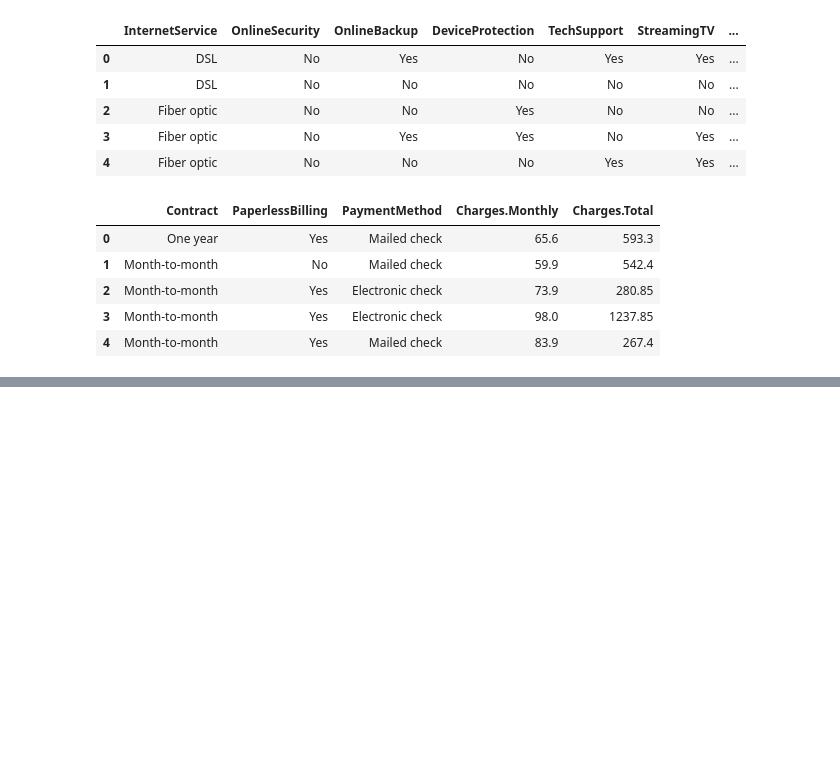
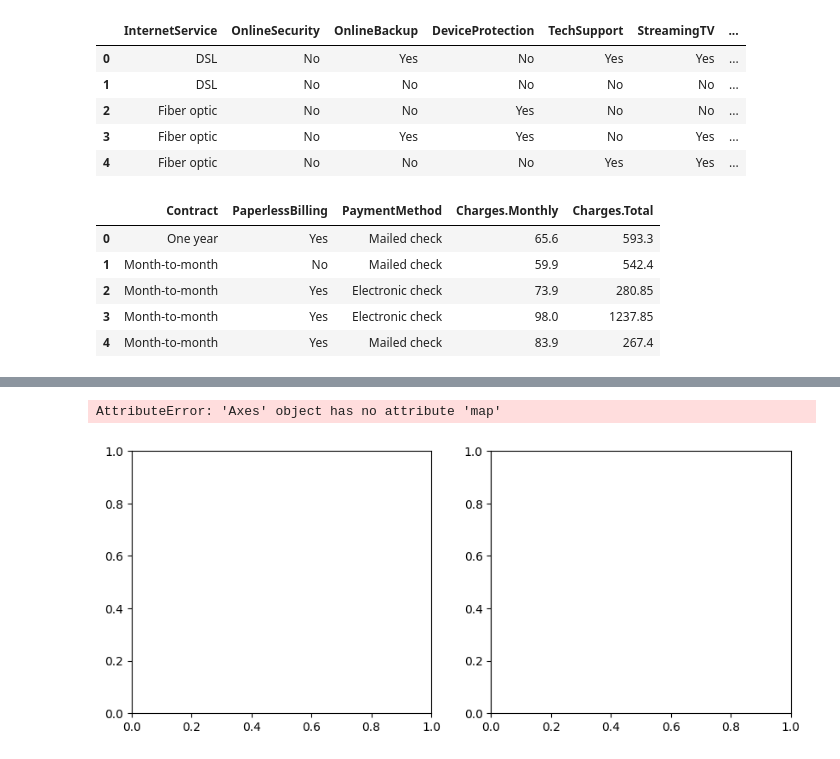
Before and after one commit to nicolb21/TelecomX_LATAM, a Jupyter notebook: TelecomX_LATAM.ipynb, the cells around one changed output, grey strips where cells are left out. Cells and saved outputs as stored; diff of their text form; code cells hidden in the pictures; blank space fills up the shorter version.

Commit message:
Se termino la Extraccion y Transformacion de datos

```diff
--- a/TelecomX_LATAM.ipynb
+++ b/TelecomX_LATAM.ipynb
@@ -87,0 +515,3 @@ account.head()
+# %%
+datos_completa['Dependents'] = datos_completa['Dependents'].replace({'Yes': 1, 'No': 0})
+datos_completa['Dependents'] = datos_completa['Dependents'].astype(np.int64)
@@ -87,0 +534,3 @@ account.head()
+# %%
+datos_completa['PhoneService'] = datos_completa['PhoneService'].replace({'Yes': 1, 'No': 0})
+datos_completa['PhoneService'] = datos_completa['PhoneService'].astype(np.int64)
@@ -87,0 +541,3 @@ account.head()
+# %%
+datos_completa['Churn'] = datos_completa['Churn'].replace({'Yes': 1, 'No': 0})
+datos_completa['Churn'] = datos_completa['Churn'].astype(np.int64)
@@ -87,0 +564,3 @@ account.head()
+# %%
+datos_completa['PaperlessBilling'] = datos_completa['PaperlessBilling'].replace({'Yes': 1, 'No': 0})
+datos_completa['PaperlessBilling'] = datos_completa['PaperlessBilling'].astype(np.int64)
@@ -87,0 +631,19 @@ account.head()
+# %%
+fig,axs=plt.subplots(1,2,figsize=(10,4))
+axs[0].map(datos_completa['Antiguedad_en_meses'],datos_completa['Cuentas.Diarias']) # grafica de la izquierda
+axs[0].set_title('Antiguedad vs pago diario por cliente')
+axs[0].set_xlabel('Antiguedad_en_meses')
+axs[0].set_ylabel('Pago diario ')
+axs[0].xaxis.set_major_locator(plt.MultipleLocator(5))
+axs[0].grid() ##agrega cuadricula
+
+#axs[1].boxplot(datos_completa['Inmigrantes']) #grafica de la derecha
+#axs[1].set_title('Boxplot de la inmigracion de colombianos\nhacia canada 1980 - 2013')
+#axs[1].set_xlabel('Colombia')
+#axs[1].set_ylabel('Numero de inmigrantes')
+#axs[1].grid()
+
+plt.show()
+# %% [output]
+AttributeError: 'Axes' object has no attribute 'map'
+[figure, added]
```
Also changed, not shown: parts of 52 cells of this notebook.
